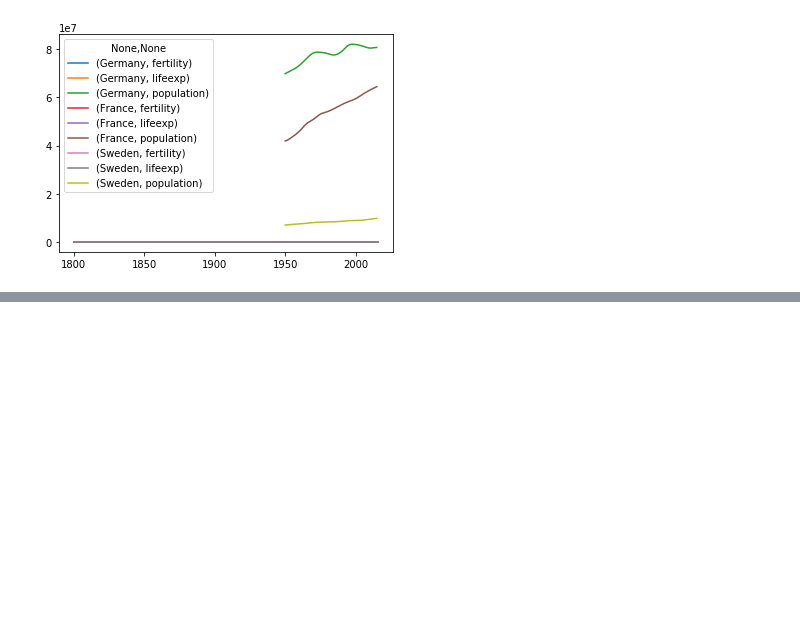
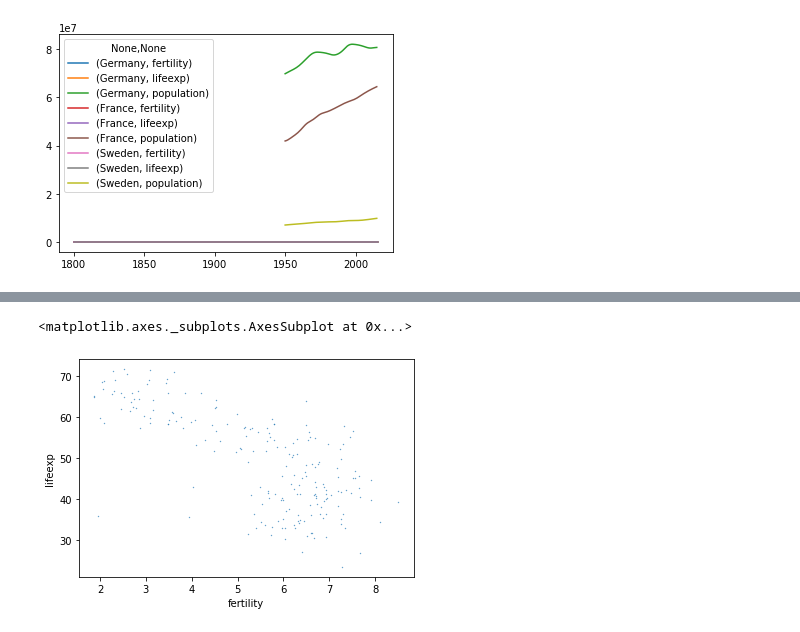
Before and after one commit to Basmatz/Spiced-bootcamp, a Jupyter notebook: Animate a Scatterplot.ipynb, the cells around one changed output, grey strips where cells are left out. Drawn from its saved outputs; the diff is of its cells as text; code cells hidden in the pictures; blank space fills up the shorter version.

```diff
--- a/Animate a Scatterplot.ipynb
+++ b/Animate a Scatterplot.ipynb
@@ -388,0 +406,8 @@ df4[['Germany', 'France', 'Sweden']].plot()
+# %%
+df6 = df3.unstack(1)
+df6 = df6[1950]
+df6 = df6.unstack(1)
+df6.plot.scatter('fertility', 'lifeexp', s=0.1)
+# %% [output]
+<matplotlib.axes._subplots.AxesSubplot at 0x...>
+[figure, added]
```
Also changed, not shown: parts of 11 cells of this notebook.
